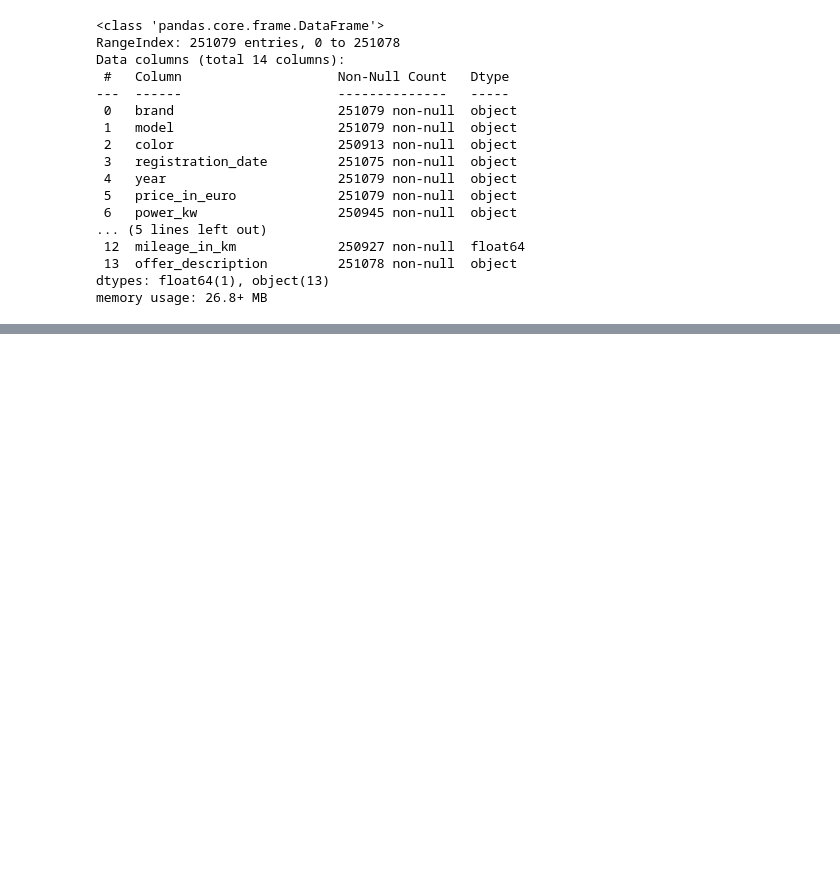
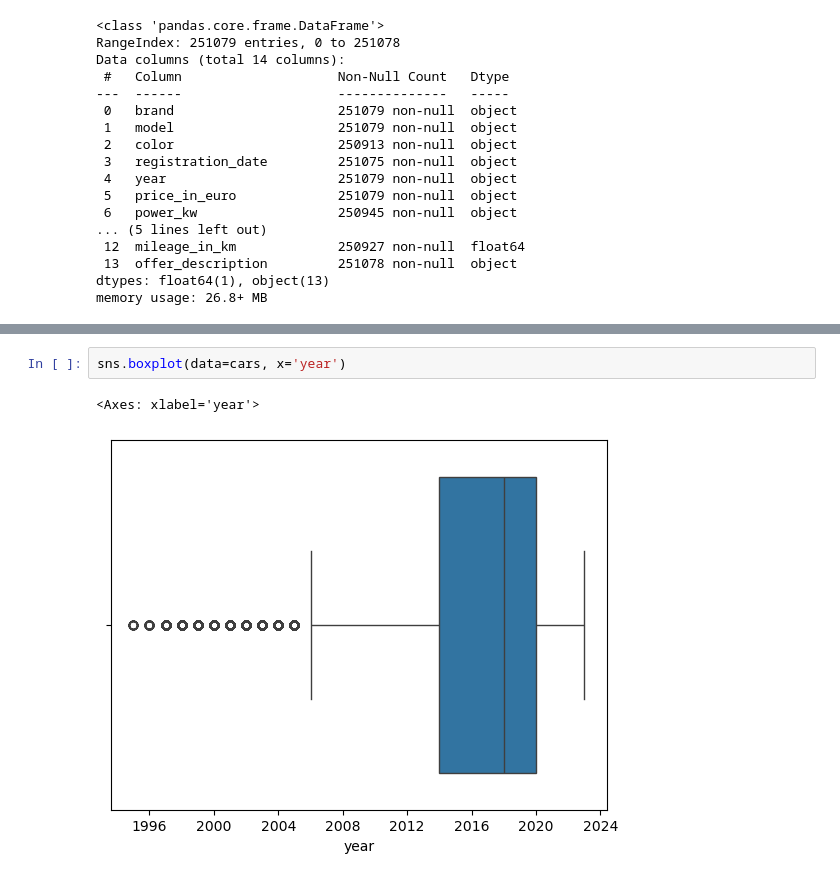
Before and after one commit to saintLaurentII/ML_PROJ, a Jupyter notebook: v1.ipynb, the cells around one changed output, grey strips where cells are left out. Cells and saved outputs as stored; diff of their text form; blank space fills up the shorter version.

```diff
--- a/v1.ipynb
+++ b/v1.ipynb
@@ -109,0 +191,5 @@ cars.corr(numeric_only=True)
+# %%
+sns.boxplot(data=cars, x='year')
+# %% [output]
+<Axes: xlabel='year'>
+[figure, added]
```
Also changed, not shown: parts of 21 cells of this notebook.
